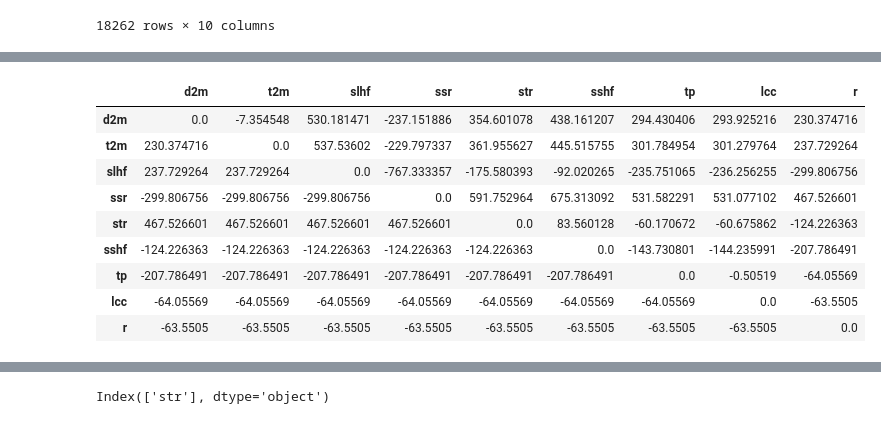
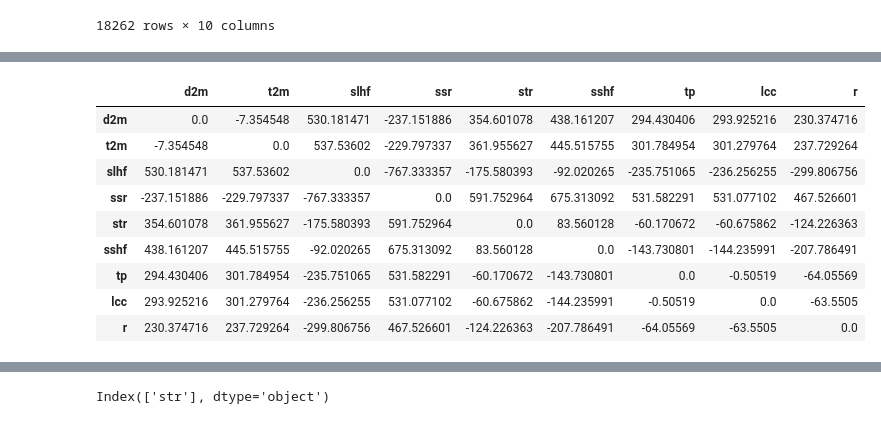
Before and after one commit to Annor-Gyimah/MODELLING-SPATIO-TEMPORAL-DYNAMICS-OF-LOW-LEVEL-CLOUDS-USING-MACHINE-LEARNING-ALGORITHM, a Jupyter notebook: mach.ipynb, the cells around one changed output, grey strips where cells are left out. Cells and saved outputs as stored; diff of their text form; code cells hidden in the pictures.

```diff
--- a/mach.ipynb
+++ b/mach.ipynb
@@ -183,48 +181,34 @@ stand_df.plot(legend=False)
 # %%
 from scipy.stats import pearsonr
 df = pd.read_csv("point-data.csv",usecols=['d2m', 't2m','slhf','ssr','str','sshf','tp','lcc','r'])
 bias_matrix = pd.DataFrame(columns=df.columns, index=df.columns)
 
 for i, var in enumerate(df.columns):
     for j, var2 in enumerate(df.columns):
         if i <= j:
             bias = np.mean(df[var]) - np.mean(df[var2])
             #bias = np.mean(df[var]- df[var2])
             bias_matrix.iloc[i,j] = bias
             #print(f"Bias between {var} and {var2}: {bias}")
         #elif i == j:
         #    bias = 0
         #    bias_matrix.iloc[i,j] = bias
             #print(f"Bias between {var} and {var2}: 0")
         elif i > j:
-            #bias = np.mean(df[var2]) - np.mean(df[var])
+            bias = np.mean(df[var2]) - np.mean(df[var])
             #bias = np.mean(df[var2]-df[var])
             bias_matrix.iloc[i,j] = bias
 
 bias_matrix.to_csv('bias.csv')
-# f, ax = plt.subplots(figsize=(12, 10))
-# #
-# # Generate a mask for upper traingle
-# #
-# #mask = np.triu(np.ones_like(corr, dtype=bool))
-# #
-# # Configure a custom diverging colormap
-# #
-# cmap = sns.diverging_palette(230, 20, as_cmap=True)
-# #
-# # Draw the heatmap
-# #
-# #data = pd.concat([corr_matrix, bias_matrix], axis=1)
-# sns.heatmap(bias_matrix, annot=True)
 bias_matrix
 # %% [output]
 |  | d2m | t2m | slhf | ssr | str | sshf | tp | lcc | r |
 | d2m | 0.0 | -7.354548 | 530.181471 | -237.151886 | 354.601078 | 438.161207 | 294.430406 | 293.925216 | 230.374716 |
-| t2m | 230.374716 | 0.0 | 537.53602 | -229.797337 | 361.955627 | 445.515755 | 301.784954 | 301.279764 | 237.729264 |
-| slhf | 237.729264 | 237.729264 | 0.0 | -767.333357 | -175.580393 | -92.020265 | -235.751065 | -236.256255 | -299.806756 |
-| ssr | -299.806756 | -299.806756 | -299.806756 | 0.0 | 591.752964 | 675.313092 | 531.582291 | 531.077102 | 467.526601 |
-| str | 467.526601 | 467.526601 | 467.526601 | 467.526601 | 0.0 | 83.560128 | -60.170672 | -60.675862 | -124.226363 |
-| sshf | -124.226363 | -124.226363 | -124.226363 | -124.226363 | -124.226363 | 0.0 | -143.730801 | -144.235991 | -207.786491 |
-| tp | -207.786491 | -207.786491 | -207.786491 | -207.786491 | -207.786491 | -207.786491 | 0.0 | -0.50519 | -64.05569 |
-| lcc | -64.05569 | -64.05569 | -64.05569 | -64.05569 | -64.05569 | -64.05569 | -64.05569 | 0.0 | -63.5505 |
-| r | -63.5505 | -63.5505 | -63.5505 | -63.5505 | -63.5505 | -63.5505 | -63.5505 | -63.5505 | 0.0 |
+| t2m | -7.354548 | 0.0 | 537.53602 | -229.797337 | 361.955627 | 445.515755 | 301.784954 | 301.279764 | 237.729264 |
+| slhf | 530.181471 | 537.53602 | 0.0 | -767.333357 | -175.580393 | -92.020265 | -235.751065 | -236.256255 | -299.806756 |
+| ssr | -237.151886 | -229.797337 | -767.333357 | 0.0 | 591.752964 | 675.313092 | 531.582291 | 531.077102 | 467.526601 |
+| str | 354.601078 | 361.955627 | -175.580393 | 591.752964 | 0.0 | 83.560128 | -60.170672 | -60.675862 | -124.226363 |
+| sshf | 438.161207 | 445.515755 | -92.020265 | 675.313092 | 83.560128 | 0.0 | -143.730801 | -144.235991 | -207.786491 |
+| tp | 294.430406 | 301.784954 | -235.751065 | 531.582291 | -60.170672 | -143.730801 | 0.0 | -0.50519 | -64.05569 |
+| lcc | 293.925216 | 301.279764 | -236.256255 | 531.077102 | -60.675862 | -144.235991 | -0.50519 | 0.0 | -63.5505 |
+| r | 230.374716 | 237.729264 | -299.806756 | 467.526601 | -124.226363 | -207.786491 | -64.05569 | -63.5505 | 0.0 |
```
Also changed, not shown: parts of 9 cells of this notebook, 2 other files.
